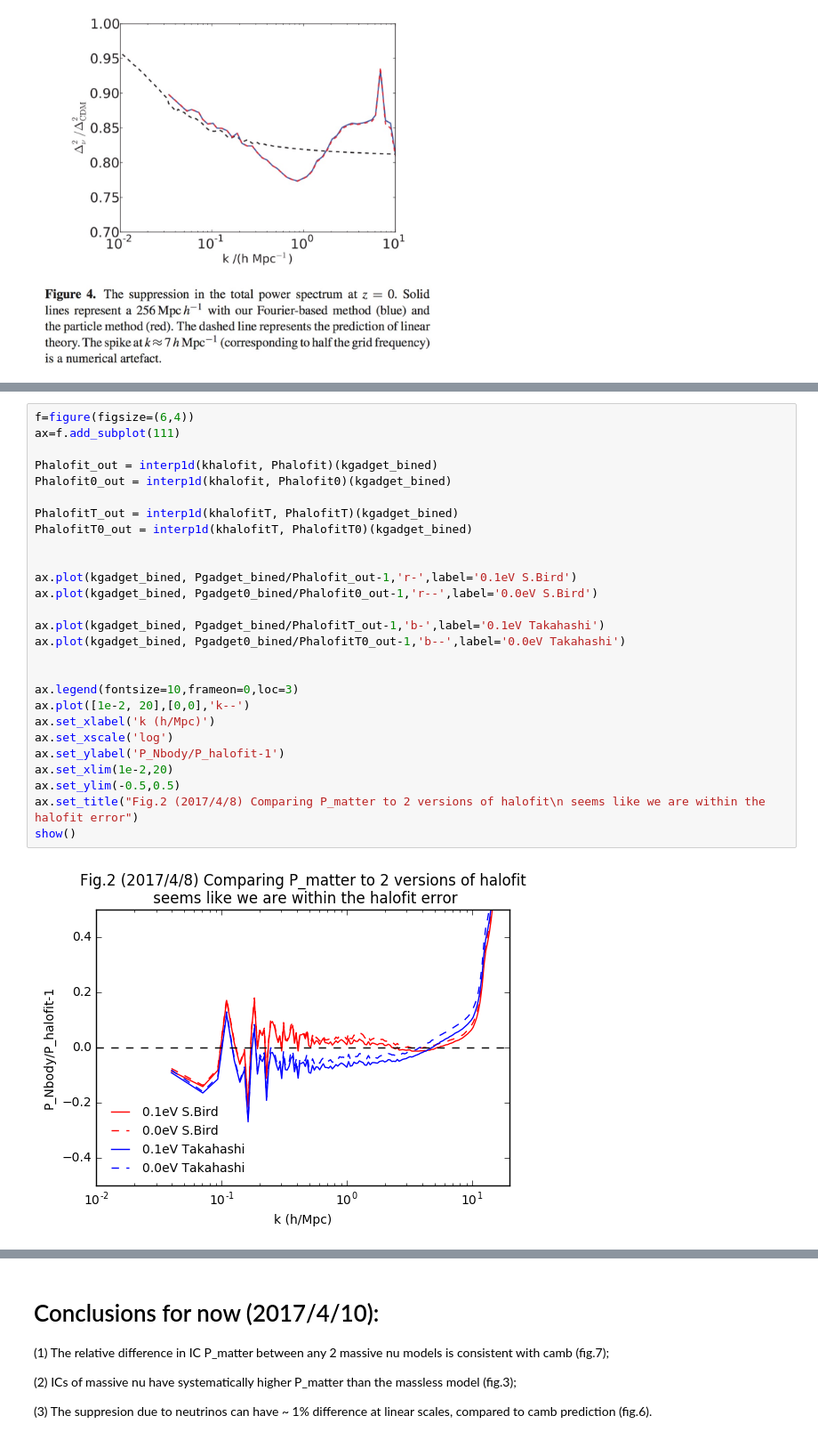
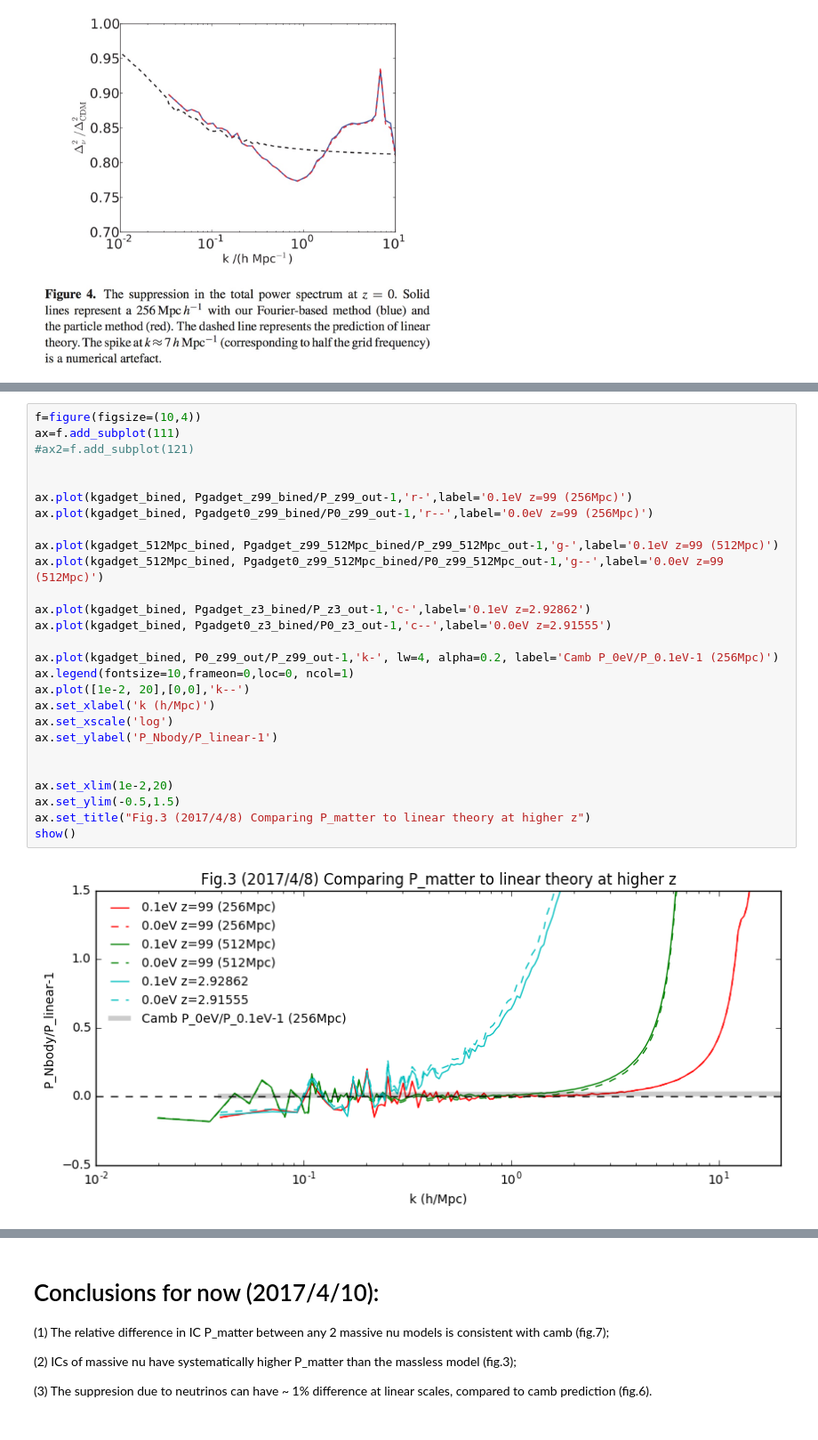
Before and after one commit to liuxx479/neutrino-batch, a Jupyter notebook: plot-matterps.ipynb, the cells around one changed output, grey strips where cells are left out. Shown at 89% size. Cells and saved outputs as stored; diff of their text form.

Commit message:
update many plots, using instead nonu transfer function

```diff
--- a/plot-matterps.ipynb
+++ b/plot-matterps.ipynb
@@ -106,29 +188,29 @@ Image("plots/AB13fig4.jpg",width=450)
 # %%
-f=figure(figsize=(6,4))
+f=figure(figsize=(10,4))
 ax=f.add_subplot(111)
-
-Phalofit_out = interp1d(khalofit, Phalofit)(kgadget_bined)
-Phalofit0_out = interp1d(khalofit, Phalofit0)(kgadget_bined)
-
-PhalofitT_out = interp1d(khalofitT, PhalofitT)(kgadget_bined)
-PhalofitT0_out = interp1d(khalofitT, PhalofitT0)(kgadget_bined)
+#ax2=f.add_subplot(121)
 
 
-ax.plot(kgadget_bined, Pgadget_bined/Phalofit_out-1,'r-',label='0.1eV S.Bird')
-ax.plot(kgadget_bined, Pgadget0_bined/Phalofit0_out-1,'r--',label='0.0eV S.Bird')
+ax.plot(kgadget_bined, Pgadget_z99_bined/P_z99_out-1,'r-',label='0.1eV z=99 (256Mpc)')
+ax.plot(kgadget_bined, Pgadget0_z99_bined/P0_z99_out-1,'r--',label='0.0eV z=99 (256Mpc)')
 
-ax.plot(kgadget_bined, Pgadget_bined/PhalofitT_out-1,'b-',label='0.1eV Takahashi')
-ax.plot(kgadget_bined, Pgadget0_bined/PhalofitT0_out-1,'b--',label='0.0eV Takahashi')
+ax.plot(kgadget_512Mpc_bined, Pgadget_z99_512Mpc_bined/P_z99_512Mpc_out-1,'g-',label='0.1eV z=99 (512Mpc)')
+ax.plot(kgadget_512Mpc_bined, Pgadget0_z99_512Mpc_bined/P0_z99_512Mpc_out-1,'g--',label='0.0eV z=99 (512Mpc)')
 
+ax.plot(kgadget_bined, Pgadget_z3_bined/P_z3_out-1,'c-',label='0.1eV z=2.92862')
+ax.plot(kgadget_bined, Pgadget0_z3_bined/P0_z3_out-1,'c--',label='0.0eV z=2.91555')
 
-ax.legend(fontsize=10,frameon=0,loc=3)
+ax.plot(kgadget_bined, P0_z99_out/P_z99_out-1,'k-', lw=4, alpha=0.2, label='Camb P_0eV/P_0.1eV-1 (256Mpc)')
+ax.legend(fontsize=10,frameon=0,loc=0, ncol=1)
 ax.plot([1e-2, 20],[0,0],'k--')
 ax.set_xlabel('k (h/Mpc)')
 ax.set_xscale('log')
-ax.set_ylabel('P_Nbody/P_halofit-1')
+ax.set_ylabel('P_Nbody/P_linear-1')
+
+
 ax.set_xlim(1e-2,20)
-ax.set_ylim(-0.5,0.5)
-ax.set_title("Fig.2 (2017/4/8) Comparing P_matter to 2 versions of halofit\n seems like we are within the halofit error")
+ax.set_ylim(-0.5,1.5)
+ax.set_title("Fig.3 (2017/4/8) Comparing P_matter to linear theory at higher z")
 show()
 # %% [output]
-[figure, old version]
+[figure, new version]
```
Also changed, not shown: parts of 9 cells of this notebook.
